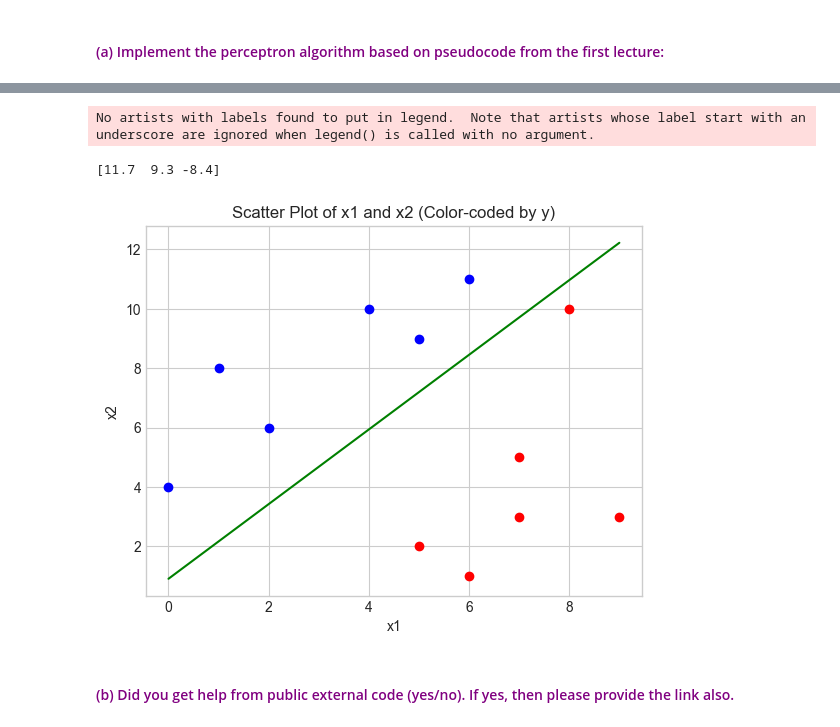
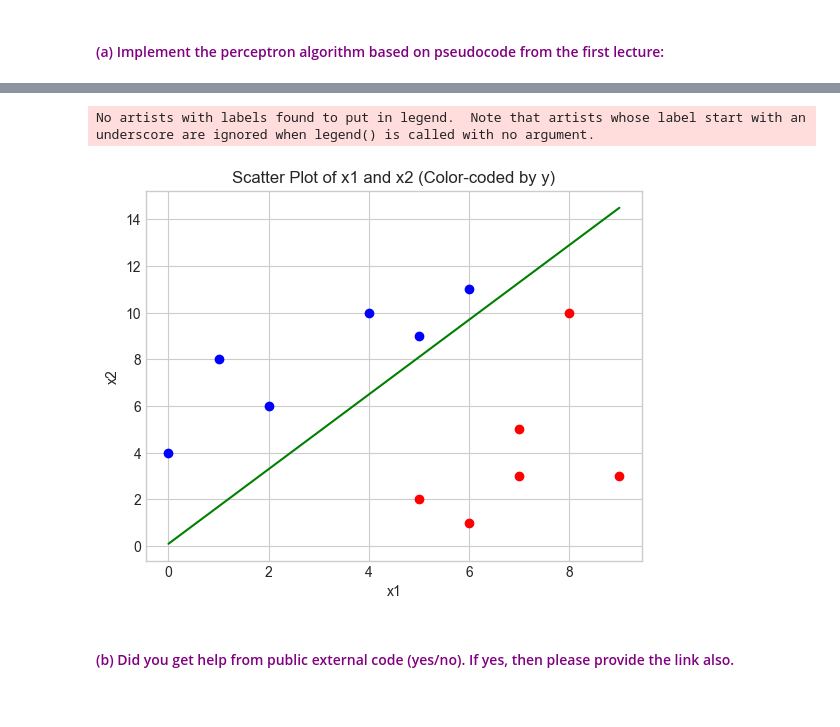
Before and after one commit to Luckyboi69/HeadwayTasks, a Jupyter notebook: Task3/ML_Linear_Classification_Tasks/Headway_ML_Linear_Classification.ipynb, the cells around one changed output, grey strips where cells are left out. Cells and saved outputs as stored; diff of their text form; code cells hidden in the pictures.

Commit message:
finished classification fixed the perceptron

```diff
--- a/Task3/ML_Linear_Classification_Tasks/Headway_ML_Linear_Classification.ipynb
+++ b/Task3/ML_Linear_Classification_Tasks/Headway_ML_Linear_Classification.ipynb
@@ -189,51 +189,49 @@ Answer: No , just looked up math formulas for calculating the slopes and equatio
 <font color='purple'>**Note:** check `pandas` [manual about indexing data](https://pandas.pydata.org/pandas-docs/stable/user_guide/indexing.html) and [iterrows documentation](https://pandas.pydata.org/pandas-docs/stable/reference/api/pandas.DataFrame.iterrows.html), it could be useful, you may want to refresh your memories about the [dot product](https://docs.scipy.org/doc/numpy/reference/generated/numpy.dot.html) as well. Your final plot should be a picture similar to this:
 <img src="perceptron_result.png" alt="perceptron_result" style="width: 300px;"/></font>
 # %%
-def perceptron(data, w=[15,15,15], learning_rate=0.3):
+def perceptron(data, w=[0,0,0], learning_rate=1):
     # Write the code to train the perceptron, putting the final weights in variable `w`
     # Optional challenge: Can you do it with less than 10 lines of code? (no extra points for this)
     ##### YOUR PERCEPTRON CODE STARTS ##### (please do not delete this line)
     converged=False
-    while(converged==False):
+    while not converged:
         converged=True
         for i in range(len(data)):
-                xi = data.loc[i, ['x0', 'x1', 'x2']].values
-                yi = data.loc[i, 'y']
-                if yi * np.dot(w, xi) <= 0:
-                    w += learning_rate * yi * xi
-                    converged=False
+            xi = data.loc[i, ['x0', 'x1', 'x2']].values
+            yi = data.loc[i, 'y']
+            if  yi * np.dot(w, xi) <=0:
+                w = w+learning_rate * yi * xi
+                converged = False
     #raise NotImplementedError("Implement perceptron.")
     ##### YOUR PERCEPTRON CODE ENDS ##### (please do not delete this line)
     return w
 
 try:
     #if data is ...:
        # raise NotImplementedError("You need to assign a value to variable \"data\"!")
     data['x0'] = np.ones(len(data)) # Don't forget to create homogeneous coordinates!
     data = data[['x0', 'x1', 'x2', 'y']]  # Make column reordering
     w = perceptron(data)
-    print (w)
     plot_data(data)
     # Finally plot the resulting decision boundary line
     ##### YOUR PLOTTING CODE STARTS ##### (please do not delete this line)
     # Calculate the decision boundary line
-    slope = w[0] / w[1]
-    intercept = -w[2] / w[1]
+    slope = -w[1] / w[2]
+    intercept = -w[0] / w[2]
     x_vals = np.linspace(min(data['x1']), max(data['x1']), 100)
     y_vals = slope * x_vals + intercept
 
     # Plot the decision boundary line
     plt.plot(x_vals, y_vals, label='Decision Boundary', color='green')
     #raise NotImplementedError("Plot the decision boundary.")
     ##### YOUR PLOTTING CODE ENDS ##### (please do not delete this line)
 
     plt.show()
 except NotImplementedError as e:
     print(CRED + "TODO: " + str(e) + CEND)
 # %% [output]
 No artists with labels found to put in legend.  Note that artists whose label start with an underscore are ignored when legend() is called with no argument.
-[11.7  9.3 -8.4]
-[figure, old version]
+[figure, new version]
 # %% [markdown]
 #### <font color='purple'>(b) Did you get help from public external code (yes/no). If yes, then please provide the link also.</font>
 # %% [markdown]
```
Also changed, not shown: 4 other files.
